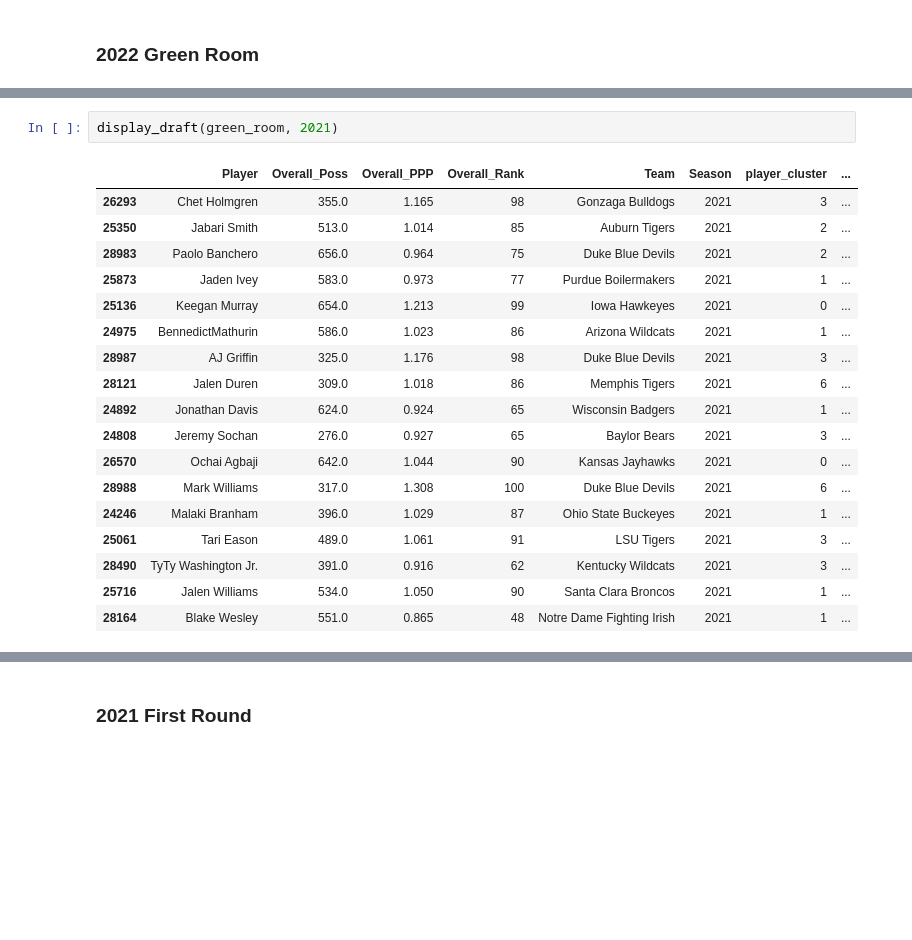
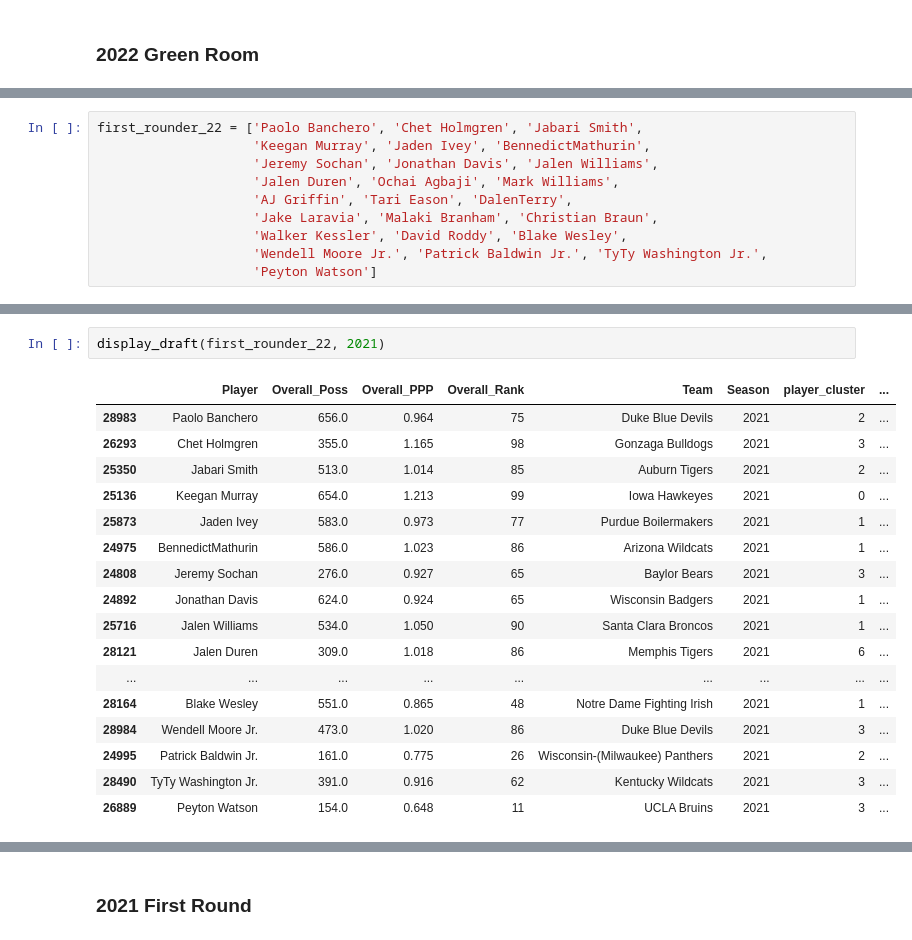
Before and after one commit to xulianrenzoku/synergy_clustering, a Jupyter notebook: nba_draft_22_materials.ipynb, the cells around one changed output, grey strips where cells are left out. Saved outputs shown, nothing was run; the diff lists cells and outputs as text; blank space fills up the shorter version.

Commit message:
Update 2022 draft

```diff
--- a/nba_draft_22_materials.ipynb
+++ b/nba_draft_22_materials.ipynb
@@ -571,0 +572,10 @@ green_room = ['Chet Holmgren', 'Jabari Smith', 'Paolo Banchero',
+# %%
+first_rounder_22 = ['Paolo Banchero', 'Chet Holmgren', 'Jabari Smith',
+                    'Keegan Murray', 'Jaden Ivey', 'BennedictMathurin',
+                    'Jeremy Sochan', 'Jonathan Davis', 'Jalen Williams',
+                    'Jalen Duren', 'Ochai Agbaji', 'Mark Williams',
+                    'AJ Griffin', 'Tari Eason', 'DalenTerry',
+                    'Jake Laravia', 'Malaki Branham', 'Christian Braun',
+                    'Walker Kessler', 'David Roddy', 'Blake Wesley',
+                    'Wendell Moore Jr.', 'Patrick Baldwin Jr.', 'TyTy Washington Jr.',
+                    'Peyton Watson']
@@ -572,21 +589,20 @@ green_room = ['Chet Holmgren', 'Jabari Smith', 'Paolo Banchero',
 # %%
-display_draft(green_room, 2021)
+display_draft(first_rounder_22, 2021)
 # %% [output]
 |  | Player | Overall_Poss | Overall_PPP | Overall_Rank | Team | Season | player_cluster | ... |
+| 28983 | Paolo Banchero | 656.0 | 0.964 | 75 | Duke Blue Devils | 2021 | 2 | ... |
 | 26293 | Chet Holmgren | 355.0 | 1.165 | 98 | Gonzaga Bulldogs | 2021 | 3 | ... |
 | 25350 | Jabari Smith | 513.0 | 1.014 | 85 | Auburn Tigers | 2021 | 2 | ... |
-| 28983 | Paolo Banchero | 656.0 | 0.964 | 75 | Duke Blue Devils | 2021 | 2 | ... |
+| 25136 | Keegan Murray | 654.0 | 1.213 | 99 | Iowa Hawkeyes | 2021 | 0 | ... |
 | 25873 | Jaden Ivey | 583.0 | 0.973 | 77 | Purdue Boilermakers | 2021 | 1 | ... |
-| 25136 | Keegan Murray | 654.0 | 1.213 | 99 | Iowa Hawkeyes | 2021 | 0 | ... |
 | 24975 | BennedictMathurin | 586.0 | 1.023 | 86 | Arizona Wildcats | 2021 | 1 | ... |
-| 28987 | AJ Griffin | 325.0 | 1.176 | 98 | Duke Blue Devils | 2021 | 3 | ... |
+| 24808 | Jeremy Sochan | 276.0 | 0.927 | 65 | Baylor Bears | 2021 | 3 | ... |
+| 24892 | Jonathan Davis | 624.0 | 0.924 | 65 | Wisconsin Badgers | 2021 | 1 | ... |
+| 25716 | Jalen Williams | 534.0 | 1.050 | 90 | Santa Clara Broncos | 2021 | 1 | ... |
 | 28121 | Jalen Duren | 309.0 | 1.018 | 86 | Memphis Tigers | 2021 | 6 | ... |
-| 24892 | Jonathan Davis | 624.0 | 0.924 | 65 | Wisconsin Badgers | 2021 | 1 | ... |
-| 24808 | Jeremy Sochan | 276.0 | 0.927 | 65 | Baylor Bears | 2021 | 3 | ... |
-| 26570 | Ochai Agbaji | 642.0 | 1.044 | 90 | Kansas Jayhawks | 2021 | 0 | ... |
-| 28988 | Mark Williams | 317.0 | 1.308 | 100 | Duke Blue Devils | 2021 | 6 | ... |
-| 24246 | Malaki Branham | 396.0 | 1.029 | 87 | Ohio State Buckeyes | 2021 | 1 | ... |
-| 25061 | Tari Eason | 489.0 | 1.061 | 91 | LSU Tigers | 2021 | 3 | ... |
+| ... | ... | ... | ... | ... | ... | ... | ... | ... |
+| 28164 | Blake Wesley | 551.0 | 0.865 | 48 | Notre Dame Fighting Irish | 2021 | 1 | ... |
+| 28984 | Wendell Moore Jr. | 473.0 | 1.020 | 86 | Duke Blue Devils | 2021 | 3 | ... |
+| 24995 | Patrick Baldwin Jr. | 161.0 | 0.775 | 26 | Wisconsin-(Milwaukee) Panthers | 2021 | 2 | ... |
 | 28490 | TyTy Washington Jr. | 391.0 | 0.916 | 62 | Kentucky Wildcats | 2021 | 3 | ... |
-| 25716 | Jalen Williams | 534.0 | 1.050 | 90 | Santa Clara Broncos | 2021 | 1 | ... |
-| 28164 | Blake Wesley | 551.0 | 0.865 | 48 | Notre Dame Fighting Irish | 2021 | 1 | ... |
+| 26889 | Peyton Watson | 154.0 | 0.648 | 11 | UCLA Bruins | 2021 | 3 | ... |
```
Also changed, not shown: parts of 7 cells of this notebook.
